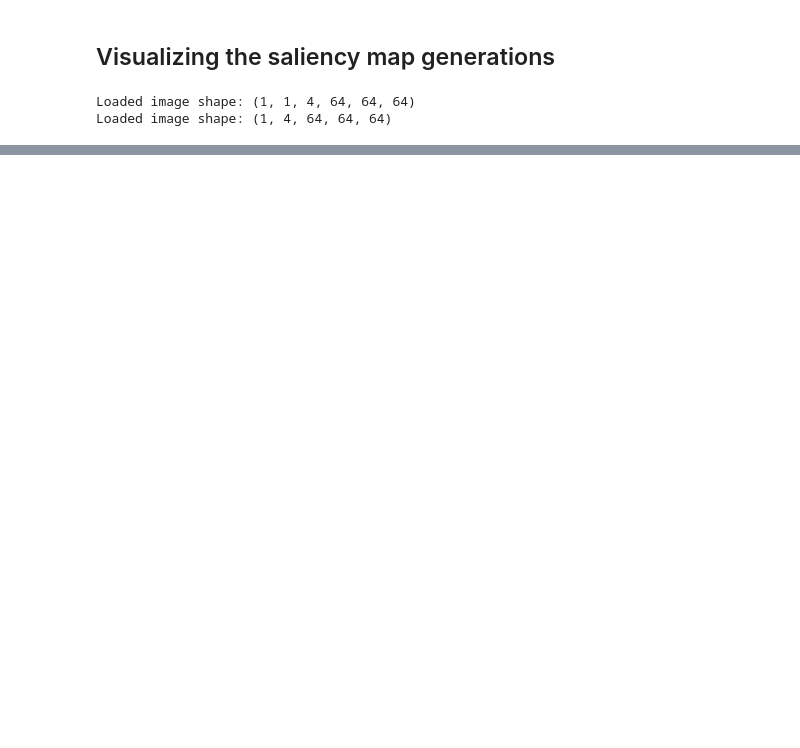
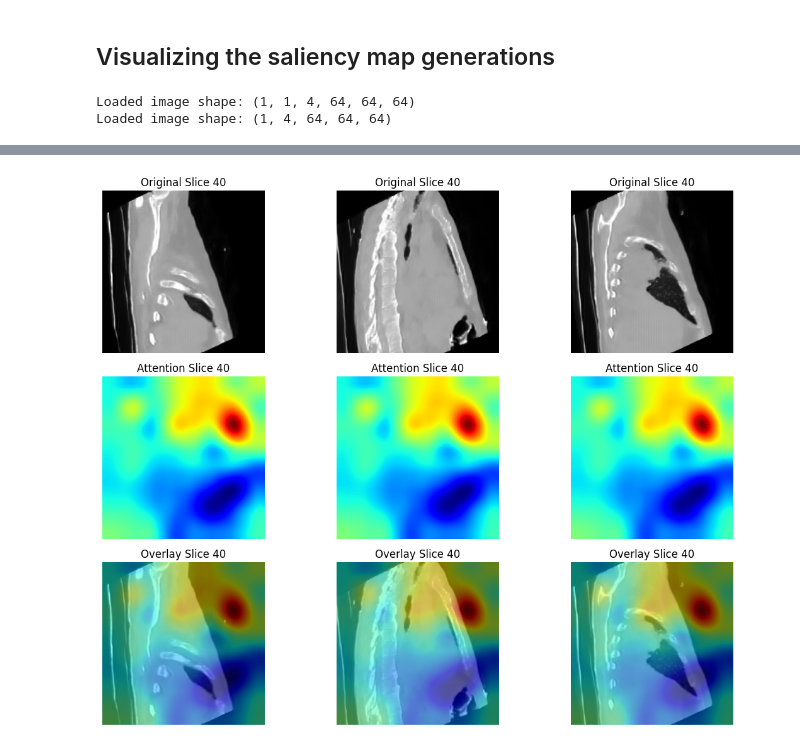
Before and after one commit to cmudig/MedsynBackend, a Jupyter notebook: src/Saliency.ipynb, the cells around one changed output, grey strips where cells are left out. Cells and saved outputs as stored; diff of their text form; code cells hidden in the pictures; blank space fills up the shorter version.

Commit message:
low res and high res adapted

```diff
--- a/src/Saliency.ipynb
+++ b/src/Saliency.ipynb
@@ -179,0 +207,46 @@ NotImplementedError: Input Error: Only 3D, 4D and 5D input Tensors supported (go
+# %%
+# Ensure selected slices exist
+num_slices_high_res = nii_data.shape[0]  # Depth (D)
+selected_slices = [24, num_slices // 2, 40]  # Select three slices
+
+plt.figure(figsize=(12, 9))
+
+for i, axial_idx in enumerate(selected_slices):
+    if axial_idx >= num_slices_high_res:
+        continue
+    original_slice = np.rot90(np.fliplr(nii_data[axial_idx, :, :]))  # Extract original image slice
+
+    # Ensure grayscale shape (H, W)
+    if len(original_slice.shape) > 2:
+        original_slice = original_slice[0]  # Take the first channel if multi-channel
+
+    attention_slice_resized = cv2.resize(attention_slice_resized, (256, 256), interpolation=cv2.INTER_CUBIC)  # **New Resize**
+
+    # Flip images upside down
+    original_slice = np.flipud(original_slice)
+
+    # Overlay attention map on the high-res slice
+    overlay = overlay_attention_on_slice(original_slice, attention_slice_resized)
+
+    # ✅ Display Original Image & Heatmap Side by Side
+    plt.subplot(3, len(selected_slices), i + 1)
+    plt.imshow(original_slice, cmap="gray")
+    plt.title(f"Original Slice {slice_idx}")
+    plt.axis("off")
+
+    # ✅ Display Heatmap (Now 256×256)
+    plt.subplot(3, len(selected_slices), i + 1 + len(selected_slices))
+    plt.imshow(attention_slice_resized, cmap="jet")
+    plt.title(f"Attention Slice {slice_idx}")
+    plt.axis("off")
+
+    # ✅ Display Overlay
+    plt.subplot(3, len(selected_slices), i + 1 + 2 * len(selected_slices))
+    plt.imshow(overlay, cmap="gray")
+    plt.title(f"Overlay Slice {slice_idx}")
+    plt.axis("off")
+
+plt.tight_layout()
+plt.show()
+# %% [output]
+[figure, added]
```
Also changed, not shown: parts of 9 cells of this notebook, 3 other files.
